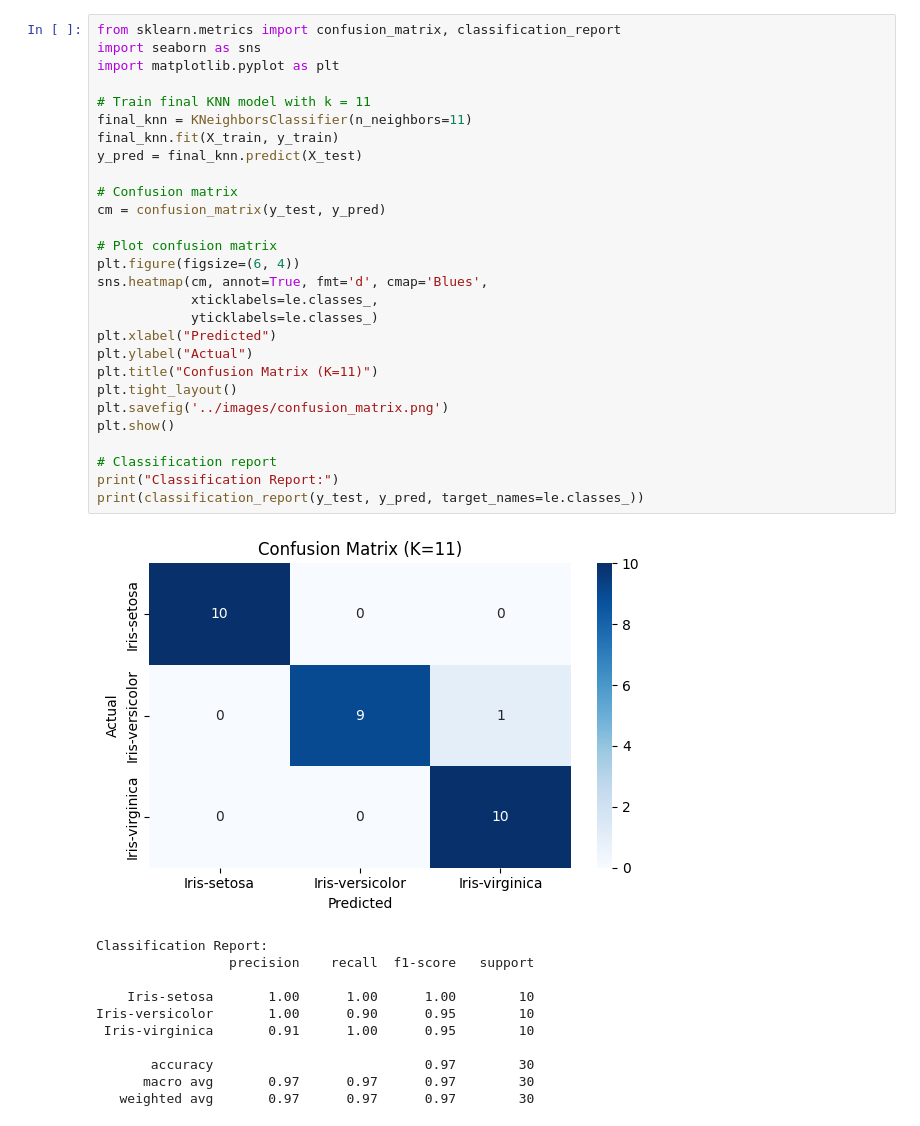
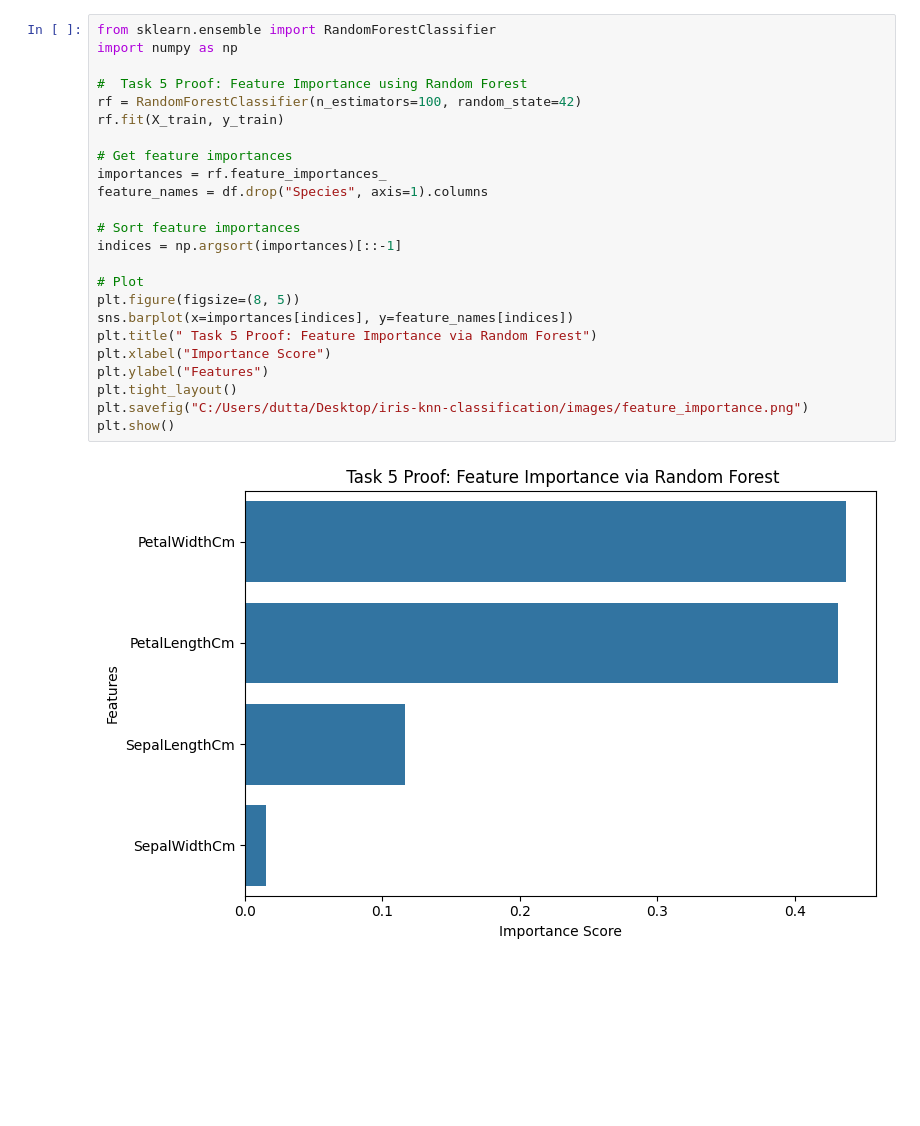
Before and after one commit to tirtha103/KNN-Classification-using-Iris-Dataset, a Jupyter notebook: notebooks/iris_knn_classifier.ipynb, the cells around one changed output. Cells and saved outputs as stored; diff of their text form; blank space fills up the shorter version.

```diff
--- a/notebooks/iris_knn_classifier.ipynb
+++ b/notebooks/iris_knn_classifier.ipynb
@@ -110,40 +195,26 @@ K = 15: Accuracy = 93.33%
-# %%
-from sklearn.metrics import confusion_matrix, classification_report
-import seaborn as sns
-import matplotlib.pyplot as plt
-
-# Train final KNN model with k = 11
-final_knn = KNeighborsClassifier(n_neighbors=11)
-final_knn.fit(X_train, y_train)
-y_pred = final_knn.predict(X_test)
-
-# Confusion matrix
-cm = confusion_matrix(y_test, y_pred)
-
-# Plot confusion matrix
-plt.figure(figsize=(6, 4))
-sns.heatmap(cm, annot=True, fmt='d', cmap='Blues',
-            xticklabels=le.classes_,
-            yticklabels=le.classes_)
-plt.xlabel("Predicted")
-plt.ylabel("Actual")
-plt.title("Confusion Matrix (K=11)")
-plt.tight_layout()
-plt.savefig('../images/confusion_matrix.png')
-plt.show()
-
-# Classification report
-print("Classification Report:")
-print(classification_report(y_test, y_pred, target_names=le.classes_))
-# %% [output]
-[figure, removed]
-Classification Report:
-                 precision    recall  f1-score   support
-
-    Iris-setosa       1.00      1.00      1.00        10
-Iris-versicolor       1.00      0.90      0.95        10
- Iris-virginica       0.91      1.00      0.95        10
-
-       accuracy                           0.97        30
-      macro avg       0.97      0.97      0.97        30
-   weighted avg       0.97      0.97      0.97        30
+# %%
+from sklearn.ensemble import RandomForestClassifier
+import numpy as np
+
+#  Task 5 Proof: Feature Importance using Random Forest
+rf = RandomForestClassifier(n_estimators=100, random_state=42)
+rf.fit(X_train, y_train)
+
+# Get feature importances
+importances = rf.feature_importances_
+feature_names = df.drop("Species", axis=1).columns
+
+# Sort feature importances
+indices = np.argsort(importances)[::-1]
+
+# Plot
+plt.figure(figsize=(8, 5))
+sns.barplot(x=importances[indices], y=feature_names[indices])
+plt.title(" Task 5 Proof: Feature Importance via Random Forest")
+plt.xlabel("Importance Score")
+plt.ylabel("Features")
+plt.tight_layout()
+plt.savefig("C:/Users/dutta/Desktop/iris-knn-classification/images/feature_importance.png")
+plt.show()
+# %% [output]
+[figure, added]
```
Also changed, not shown: parts of 8 cells of this notebook, 8 other files.
